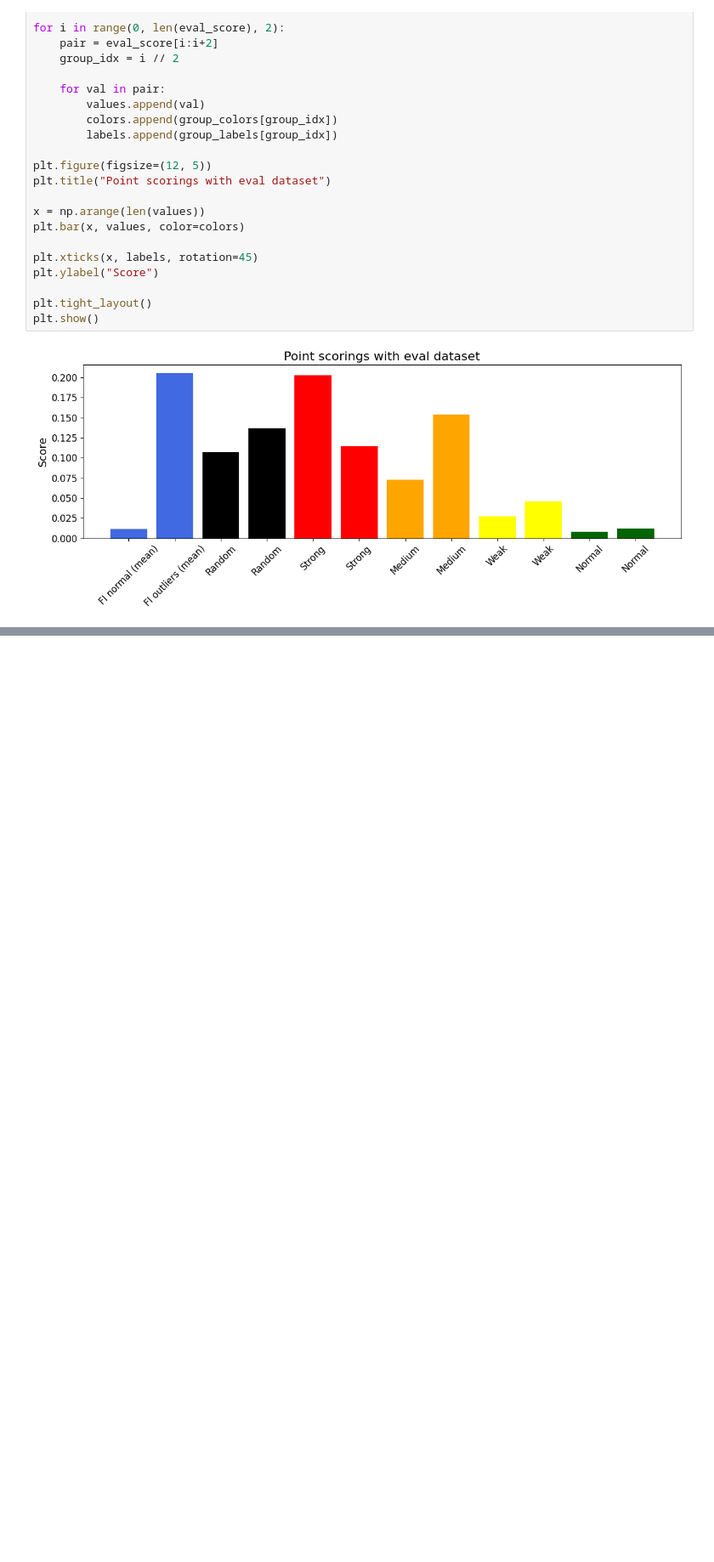
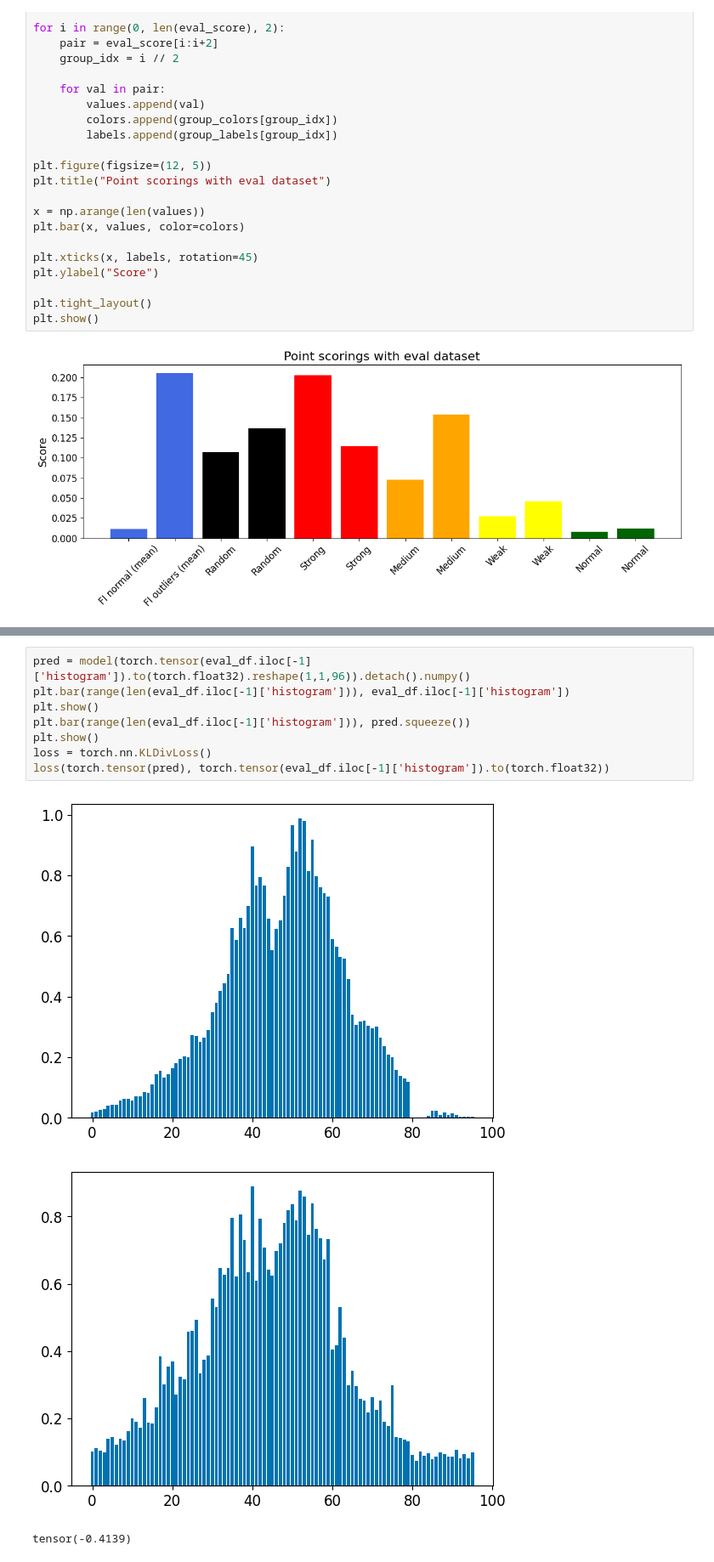
Before and after one commit to jHrdy/vyzkumak, a Jupyter notebook: src/anomaly_detection/deep_learning/autoencoders/testing_ae/conv_ae_testing.ipynb, the cells around one changed output, grey strips where cells are left out. Shown at 85% size. Saved outputs shown, nothing was run; the diff lists cells and outputs as text; blank space fills up the shorter version.

```diff
--- a/src/anomaly_detection/deep_learning/autoencoders/testing_ae/conv_ae_testing.ipynb
+++ b/src/anomaly_detection/deep_learning/autoencoders/testing_ae/conv_ae_testing.ipynb
@@ -141,0 +165,12 @@ plt.show()
+# %%
+pred = model(torch.tensor(eval_df.iloc[-1]['histogram']).to(torch.float32).reshape(1,1,96)).detach().numpy()
+plt.bar(range(len(eval_df.iloc[-1]['histogram'])), eval_df.iloc[-1]['histogram'])
+plt.show()
+plt.bar(range(len(eval_df.iloc[-1]['histogram'])), pred.squeeze())
+plt.show()
+loss = torch.nn.KLDivLoss()
+loss(torch.tensor(pred), torch.tensor(eval_df.iloc[-1]['histogram']).to(torch.float32))
+# %% [output]
+[figure, added]
+[figure, added]
+tensor(-0.4139)
```
Also changed, not shown: parts of 3 cells of this notebook, 3 other files.
